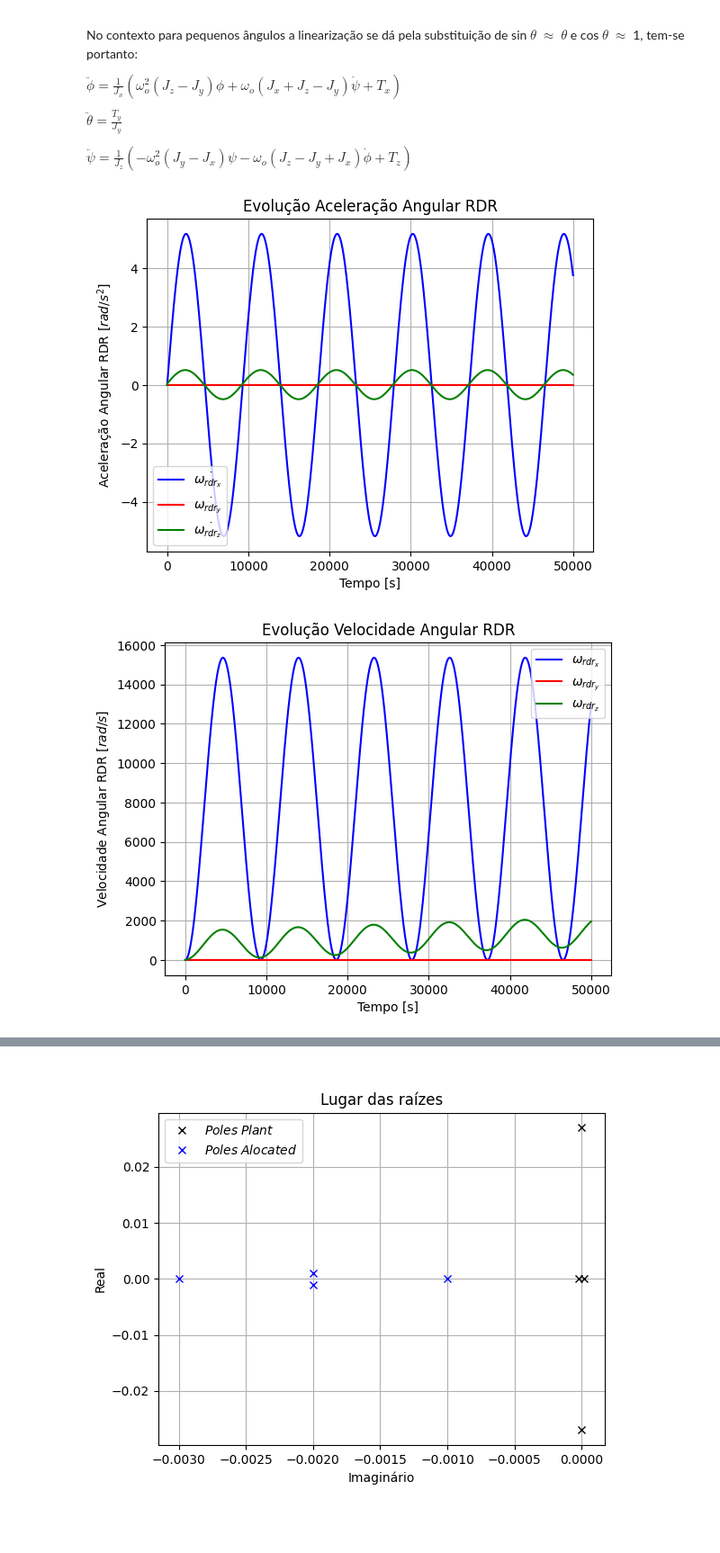
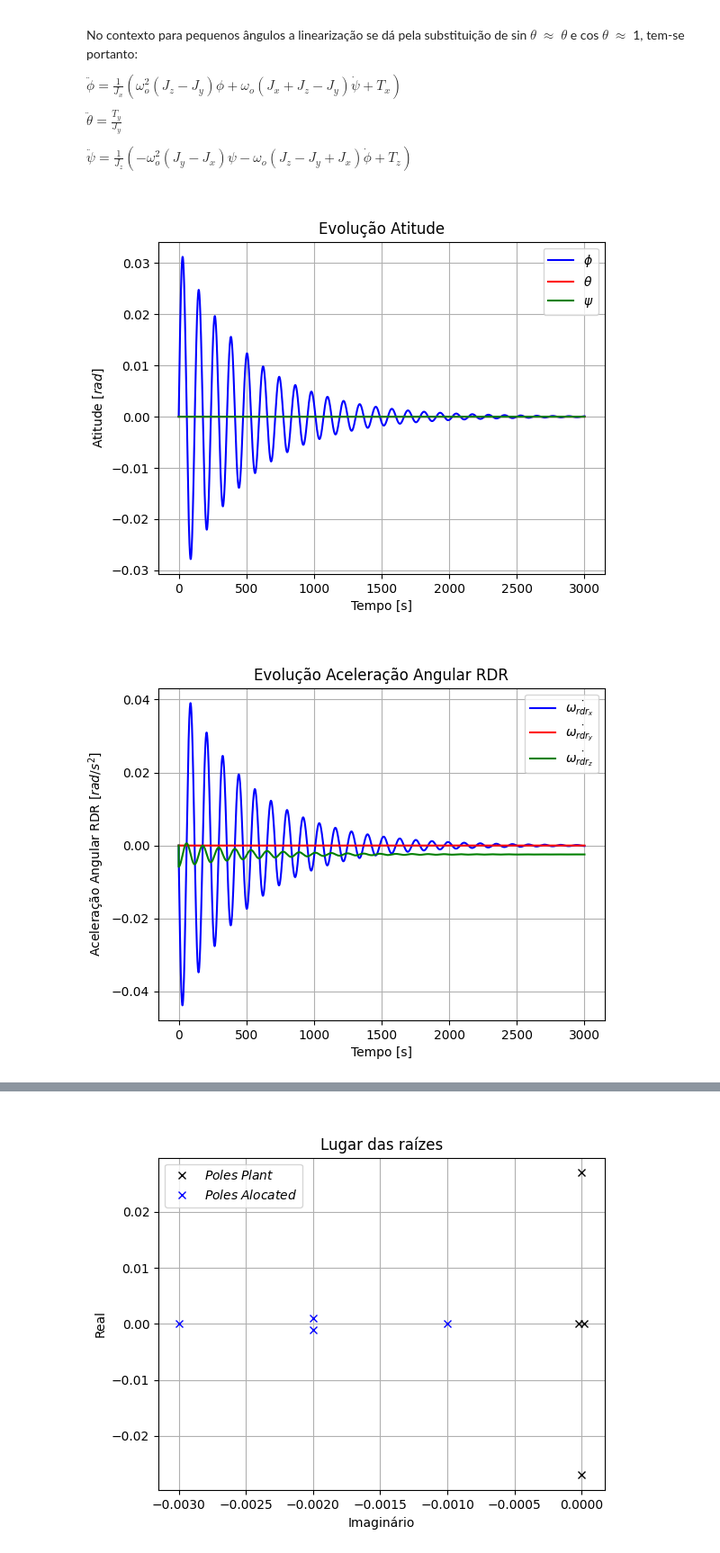
Before and after one commit to gabrielcte/labVirt_ws, a Jupyter notebook: control_design.ipynb, the cells around one changed output, grey strips where cells are left out. Shown at 90% size. Cells and saved outputs as stored; diff of their text form; code cells hidden in the pictures; blank space fills up the shorter version.

```diff
--- a/control_design.ipynb
+++ b/control_design.ipynb
@@ -47,8 +47,8 @@ v_SCGI = np.array([-5.19923341417592e+003, 3.82519438208177e+003, -3.97333292224
 movimentoMedio = np.sqrt(mu_Terra/a**3) # [rad/s]
 w_O_I_O = movimentoMedio
 
-samples = 1000000
-dt = 0.05
+samples = 30000
+dt = 0.1
 time = np.zeros((samples, 1))
 phi = np.zeros((samples, 1))
 theta = np.zeros((samples, 1))
@@ -92,14 +92,14 @@ m_rdr = 0.137 # [kg]
 r_rdr = 0.0435 # [m]
 I_rdr = 0.5*m_rdr*r_rdr**2 # [kg*m²]
 
-K_phi_rdr_x =       02.00359364
-K_psi_rdr_x =       00.501469208
-K_dotphi_rdr_x =    20.0587683
-K_dotpsi_rdr_x =    00.0335758324
-K_phi_rdr_z =       00.192872772
-K_psi_rdr_z =       00.772861006
-K_dotphi_rdr_z =    20.9848952
-K_dotpsi_rdr_z =    07.71491090
+K_phi_rdr_x =       -1.4
+K_psi_rdr_x =       0
+K_dotphi_rdr_x =    -1.95
+K_dotpsi_rdr_x =    0
+K_phi_rdr_z =       0
+K_psi_rdr_z =       0
+K_dotphi_rdr_z =    -1.95
+K_dotpsi_rdr_z =    -1.4
 
 
 for i in range(len(time)-1):
@@ -114,9 +114,13 @@ for i in range(len(time)-1):
     w_rdr_x[i+1] = w_rdr_x[i]+dotw_rdr_x[i+1]*dt
     w_rdr_z[i+1] = w_rdr_z[i]+dotw_rdr_z[i+1]*dt
 
+    T_x[i+1] = T_x[i+1]+dotw_rdr_x[i+1]*I_rdr
+    T_y[i+1] = 0
+    T_z[i+1] = T_x[i+1]+dotw_rdr_z[i+1]*I_rdr
+
     # Planta
     ddotphi[i+1] = 1/Ixx*(w_O_I_O**2*(Izz-Iyy)*phi[i]+w_O_I_O*(Ixx+Izz-Iyy)*psi[i]+T_x[i+1])
-    ddottheta[i+1] = T_y[i]/Iyy
+    ddottheta[i+1] = T_y[i+1]/Iyy
     ddotpsi[i+1] = 1/Izz*(-w_O_I_O**2*(Iyy-Ixx)*psi[i]-w_O_I_O*(Izz-Iyy+Ixx)*dotphi[i]+T_z[i+1])
 
     dotphi[i+1] = dotphi[i]+ddotphi[i+1]*dt
@@ -172,32 +176,32 @@ plt.grid(True)
 
 plt.figure()
 plt.title('Evolução Velocidade Angular')
 plt.plot(time,dotphi,'b',label=r'$\dot{\phi}$')
 plt.plot(time,dottheta,'r',label=r'$\dot{\theta}$')
 plt.plot(time,dotpsi,'g',label=r'$\dot{\psi}$')
 # Configurar os rótulos dos eixos
 plt.xlabel(r"Tempo [s]")
 plt.ylabel(r"Velocidade Angular [$rad/s$]")
 # Configurar a grade e proporções iguais
 plt.axis('on')
 plt.legend()
 plt.grid(True)
 
 plt.figure()
 plt.title('Evolução Atitude')
 plt.plot(time,phi,'b',label=r'$\phi$')
 plt.plot(time,dottheta,'r',label=r'$\theta$')
 plt.plot(time,psi,'g',label=r'$\psi$')
 # Configurar os rótulos dos eixos
 plt.xlabel(r"Tempo [s]")
 plt.ylabel(r"Atitude [$rad$]")
 # Configurar a grade e proporções iguais
 plt.axis('on')
 plt.grid(True)
 plt.legend()
 
 
 plt.show()
 # %% [output]
-[figure, old version]
+[figure, new version]
-[figure, old version]
+[figure, new version]
```
Also changed, not shown: parts of 1 cell of this notebook, 27 other files.
